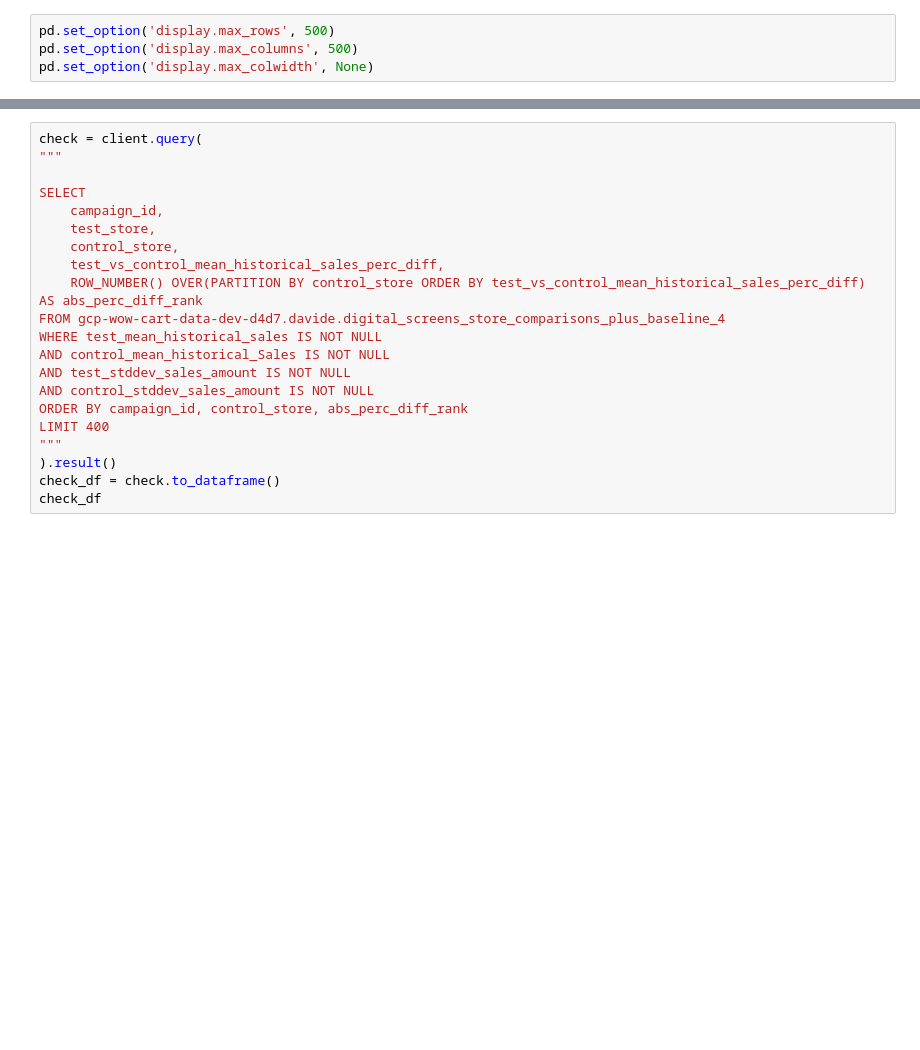
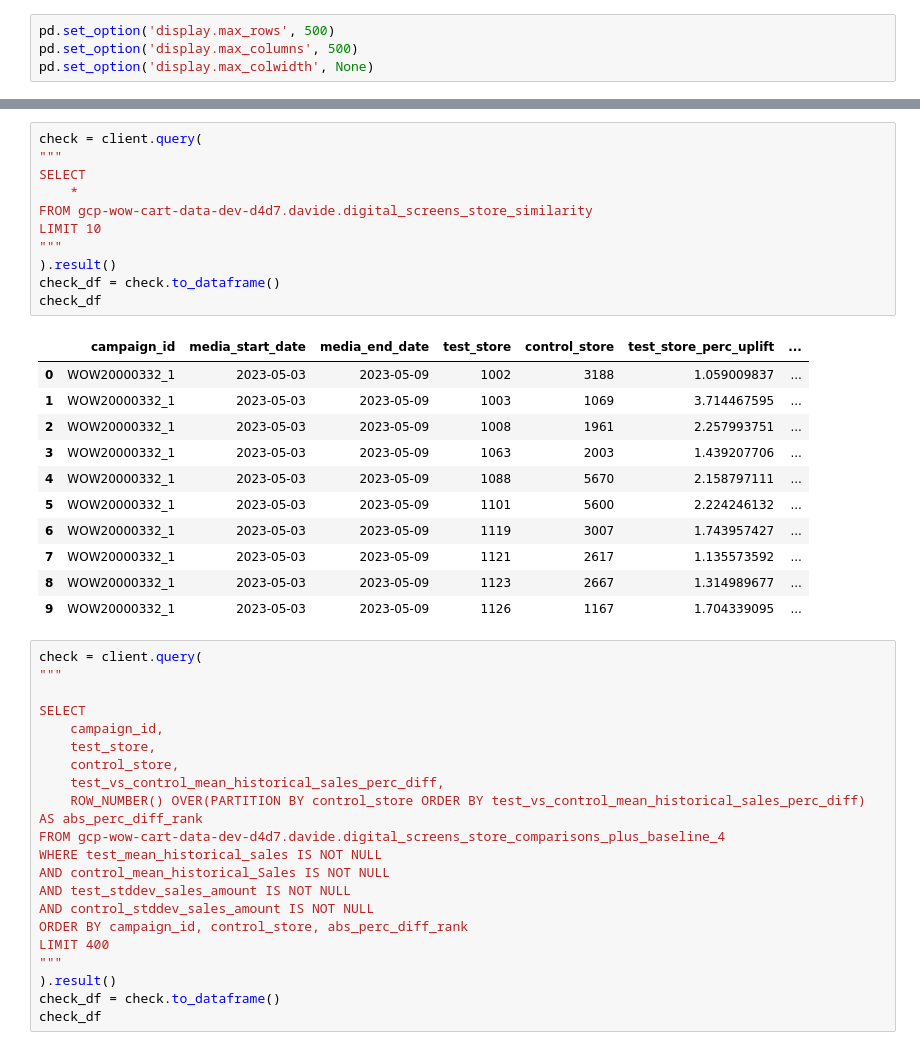
Before and after one commit to davelorino1/Cartology, a Jupyter notebook: Incrementality/Digital Screens Historical Store Similarity.ipynb, the cells around one changed output, grey strips where cells are left out. Drawn from its saved outputs; the diff is of its cells as text; blank space fills up the shorter version.

Commit message:
screens normalized sales

```diff
--- a/Incrementality/Digital Screens Historical Store Similarity.ipynb
+++ b/Incrementality/Digital Screens Historical Store Similarity.ipynb
@@ -42,3 +314,26 @@ check_df
+# %%
+check = client.query(
+"""
+SELECT
+    *
+FROM gcp-wow-cart-data-dev-d4d7.davide.digital_screens_store_similarity
+LIMIT 10
+"""
+).result()
+check_df = check.to_dataframe()
+check_df
+# %% [output]
+|  | campaign_id | media_start_date | media_end_date | test_store | control_store | test_store_perc_uplift | ... |
+| 0 | WOW20000332_1 | 2023-05-03 | 2023-05-09 | 1002 | 3188 | 1.059009837 | ... |
+| 1 | WOW20000332_1 | 2023-05-03 | 2023-05-09 | 1003 | 1069 | 3.714467595 | ... |
+| 2 | WOW20000332_1 | 2023-05-03 | 2023-05-09 | 1008 | 1961 | 2.257993751 | ... |
+| 3 | WOW20000332_1 | 2023-05-03 | 2023-05-09 | 1063 | 2003 | 1.439207706 | ... |
+| 4 | WOW20000332_1 | 2023-05-03 | 2023-05-09 | 1088 | 5670 | 2.158797111 | ... |
+| 5 | WOW20000332_1 | 2023-05-03 | 2023-05-09 | 1101 | 5600 | 2.224246132 | ... |
+| 6 | WOW20000332_1 | 2023-05-03 | 2023-05-09 | 1119 | 3007 | 1.743957427 | ... |
+| 7 | WOW20000332_1 | 2023-05-03 | 2023-05-09 | 1121 | 2617 | 1.135573592 | ... |
+| 8 | WOW20000332_1 | 2023-05-03 | 2023-05-09 | 1123 | 2667 | 1.314989677 | ... |
+| 9 | WOW20000332_1 | 2023-05-03 | 2023-05-09 | 1126 | 1167 | 1.704339095 | ... |
 # %%
 check = client.query(
 """
```
Also changed, not shown: parts of 3 cells of this notebook, 1 other file.
